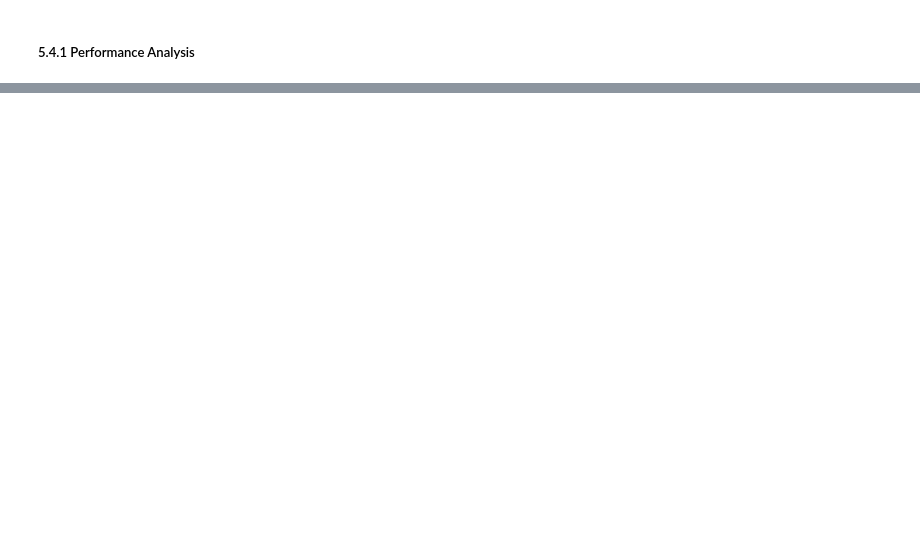
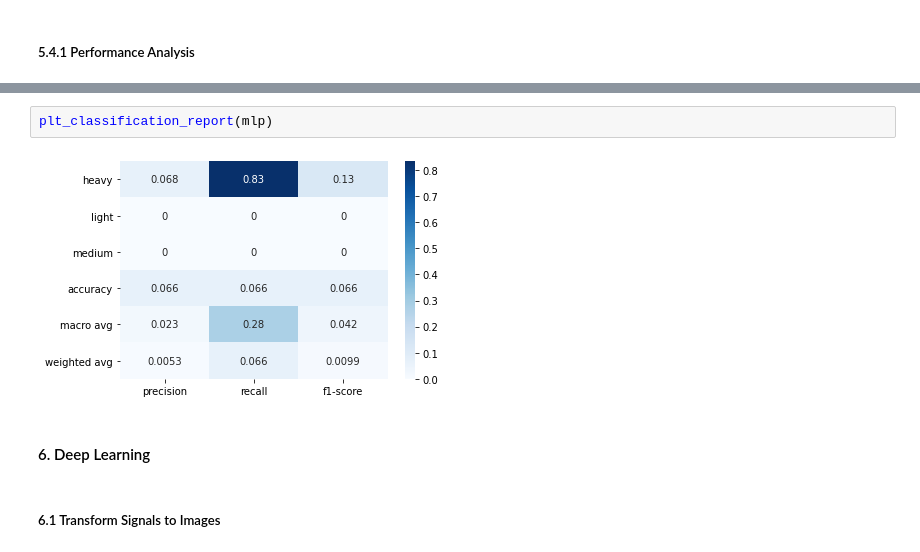
Before and after one commit to eneskacan/agu-capstone, a Jupyter notebook: main.ipynb, the cells around one changed output, grey strips where cells are left out. Drawn from its saved outputs; the diff is of its cells as text; blank space fills up the shorter version.

```diff
--- a/main.ipynb
+++ b/main.ipynb
@@ -235,0 +242,8 @@ plt_classification_report(svc)
+# %%
+plt_classification_report(mlp)
+# %% [output]
+[figure, added]
+# %% [markdown]
+#### 6. Deep Learning
+# %% [markdown]
+##### 6.1 Transform Signals to Images
```
Also changed, not shown: parts of 18 cells of this notebook.
